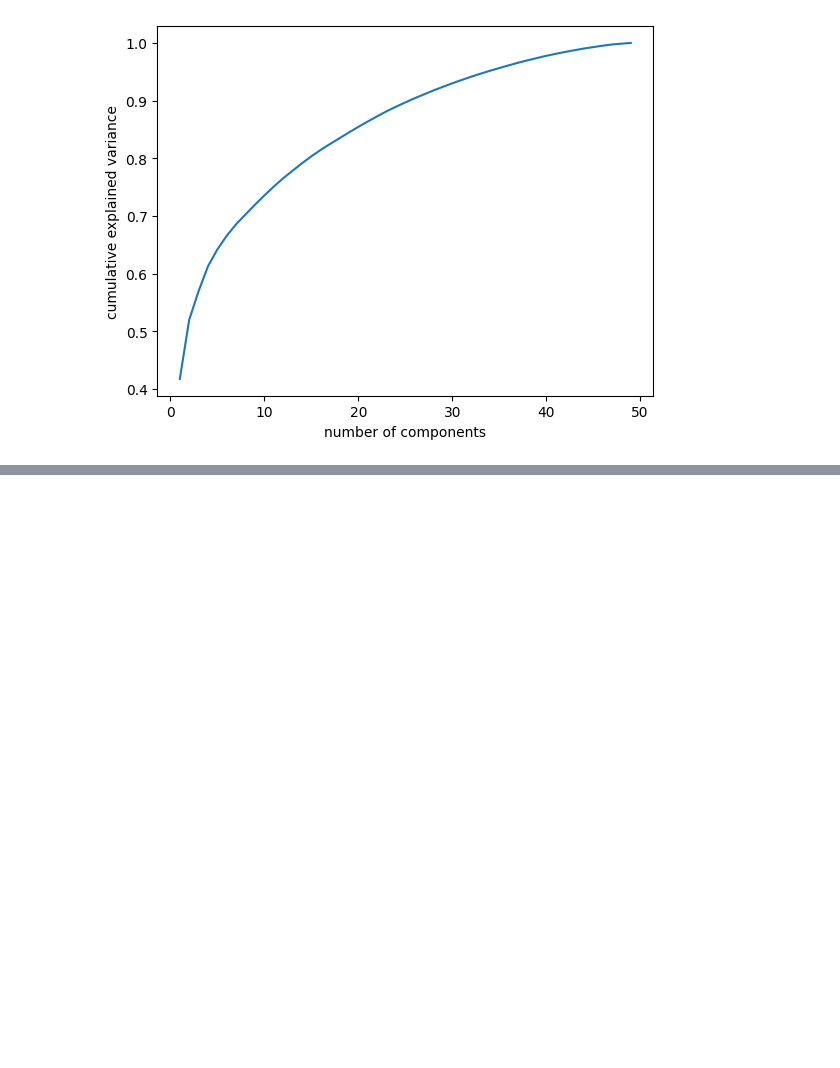
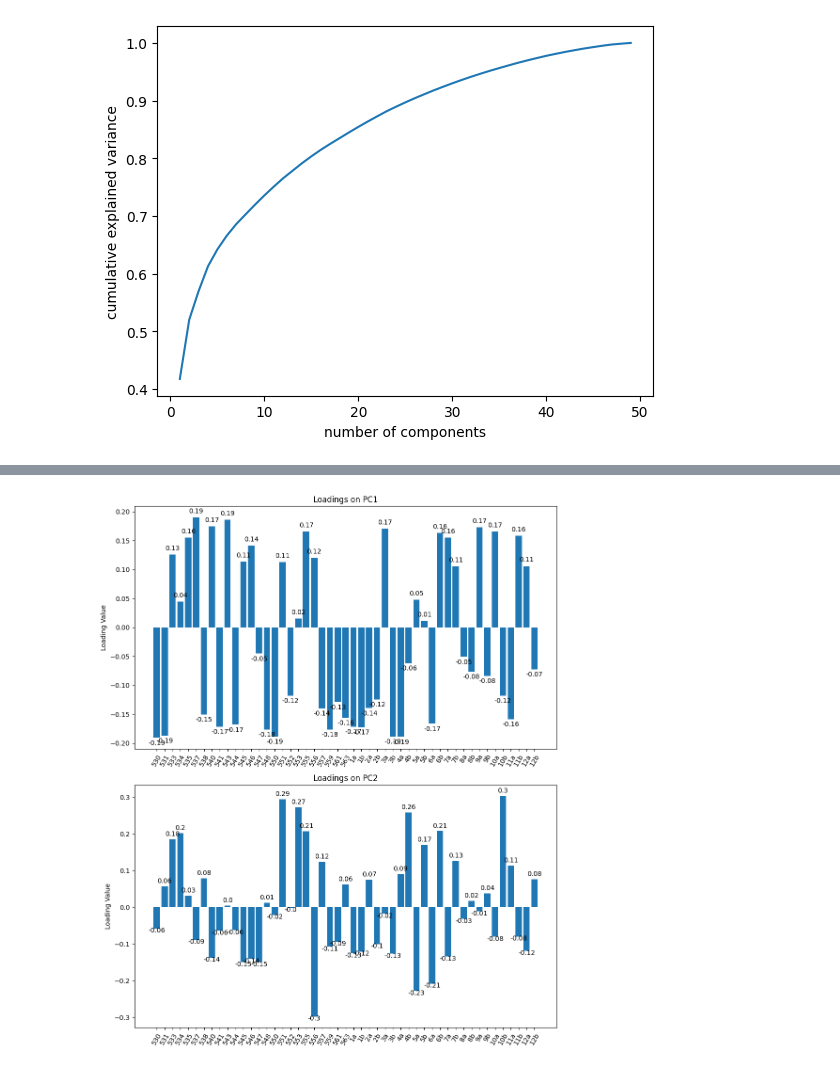
Before and after one commit to maxim-zavidei/viauc-mal1-a23, a Jupyter notebook: assignment4/assignment4-solution.ipynb, the cells around one changed output, grey strips where cells are left out. Cells and saved outputs as stored; diff of their text form; code cells hidden in the pictures; blank space fills up the shorter version.

Commit message:
Second point almost done

```diff
--- a/assignment4/assignment4-solution.ipynb
+++ b/assignment4/assignment4-solution.ipynb
@@ -202,0 +289,44 @@ plt.show()
+# %%
+# Extract loadings from PCA
+loadings = pca.components_.T
+
+# Visualize loadings
+plt.figure(figsize=(10, 12))  # Adjust figure width and height
+
+# Create a bar plot for loadings on PC1
+plt.subplot(2, 1, 1)  # Two rows, one column, first plot
+bars1 = plt.bar(features, loadings[:, 0])
+plt.title('Loadings on PC1')
+plt.ylabel('Loading Value')
+plt.xticks(rotation=60)  # Adjust rotation
+
+# Annotate with metric values for PC1
+for bar in bars1:
+    yval = bar.get_height()
+    if yval > 0:
+        plt.text(bar.get_x() + bar.get_width()/2, yval + 0.005, round(yval, 2), ha='center', va='bottom')
+    else:
+        plt.text(bar.get_x() + bar.get_width()/2, yval - 0.015, round(yval, 2), ha='center', va='bottom')
+
+plt.tight_layout()
+
+# Create a bar plot for loadings on PC2
+plt.subplot(2, 1, 2)  # Two rows, one column, second plot
+bars2 = plt.bar(features, loadings[:, 1])
+plt.title('Loadings on PC2')
+plt.ylabel('Loading Value')
+plt.xticks(rotation=60)  # Adjust rotation
+
+# Annotate with metric values for PC2
+for bar in bars2:
+    yval = bar.get_height()
+    if yval > 0:
+        plt.text(bar.get_x() + bar.get_width()/2, yval + 0.005, round(yval, 2), ha='center', va='bottom')
+    else:
+        plt.text(bar.get_x() + bar.get_width()/2, yval - 0.015, round(yval, 2), ha='center', va='bottom')
+
+plt.tight_layout()
+
+plt.show()
+# %% [output]
+[figure, added]
```
Also changed, not shown: parts of 16 cells of this notebook.
